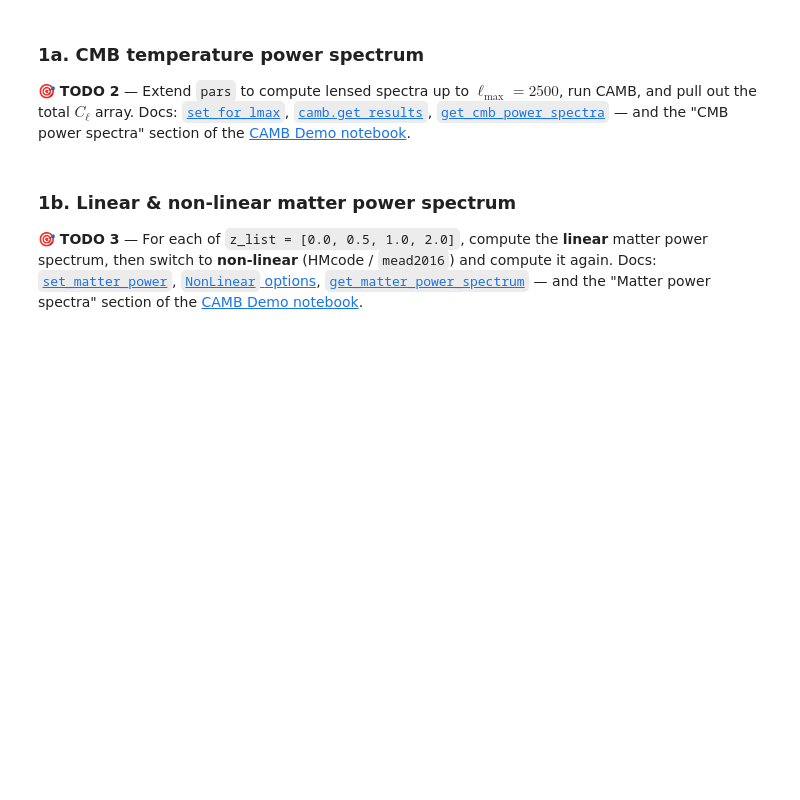
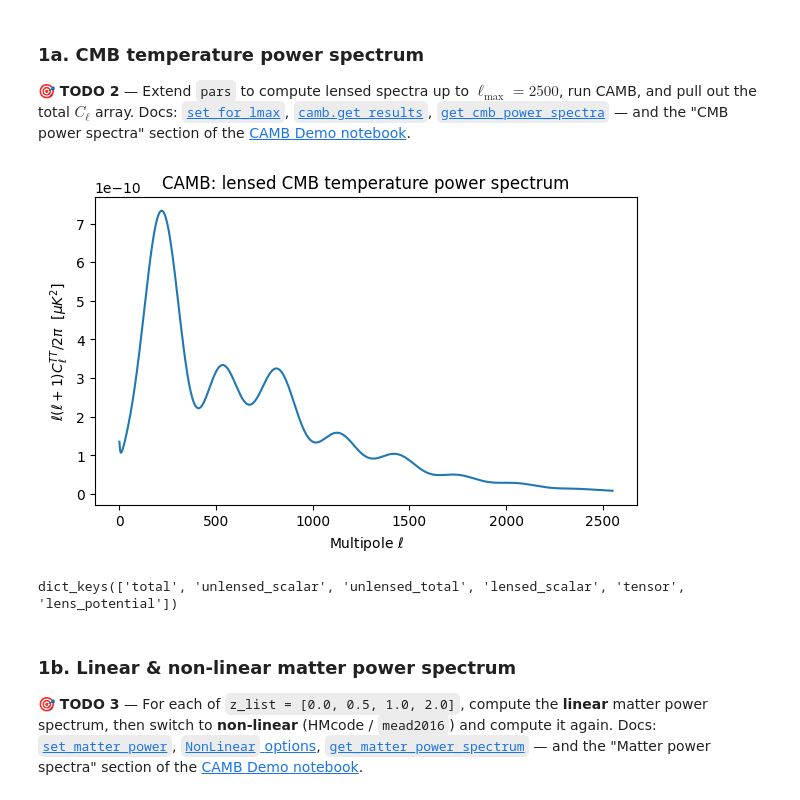
Before and after one commit to hubert-leterme/Stats4Cosmology, a Jupyter notebook: exercises/CAMB_CosmoPower_cloelib_tutorial_exercises.ipynb, the cells around one changed output. Saved outputs shown, nothing was run; the diff lists cells and outputs as text; code cells hidden in the pictures; blank space fills up the shorter version.

```diff
--- a/exercises/CAMB_CosmoPower_cloelib_tutorial_exercises.ipynb
+++ b/exercises/CAMB_CosmoPower_cloelib_tutorial_exercises.ipynb
@@ -67,6 +75,6 @@ tau = 0.055
 mnu = 0.0
 
 # TODO 1: create the CAMB parameter object from H0, ombh2, omch2, mnu, tau, As, ns above.
-pars = ...
+pars = camb.set_params(H0=H0, h=h, ombh2=ombh2, omch2=omch2, ns=ns, As=As, tau=tau, mnu=mnu)
 
 print(pars)
@@ -82,22 +108,29 @@ and pull out the total $C_\ell$ array. Docs:
 [CAMB Demo notebook](https://github.com/cmbant/CAMB/blob/master/docs/CAMBdemo.ipynb).
 # %%
 # TODO 2a: set lmax=2500 with lens_potential_accuracy=1
-...
+lmax = 2500
+pars.set_for_lmax(lmax=lmax)
 
 # TODO 2b: run CAMB
-results = ...
+results = camb.get_results(pars)
 
 # TODO 2c: get the CMB power spectra in muK units, and pull out the 'total' entry
 # (columns are TT, EE, BB, TE)
-totCL = ...
+totCL = results.get_cmb_power_spectra()["total"]
 
 ell = np.arange(totCL.shape[0])
 plt.figure(figsize=(7, 4))
 plt.plot(ell[2:], totCL[2:, 0])
 plt.xlabel(r'Multipole $\ell$')
 plt.ylabel(r'$\ell(\ell+1)C_\ell^{TT}/2\pi\ \ [\mu K^2]$')
 plt.title('CAMB: lensed CMB temperature power spectrum')
 plt.show()
+# %% [output]
+[figure, added]
+# %%
+totCL.keys()
+# %% [output]
+dict_keys(['total', 'unlensed_scalar', 'unlensed_total', 'lensed_scalar', 'tensor', 'lens_potential'])
 # %% [markdown]
 ### 1b. Linear & non-linear matter power spectrum
 
```
Also changed, not shown: parts of 4 cells of this notebook.
